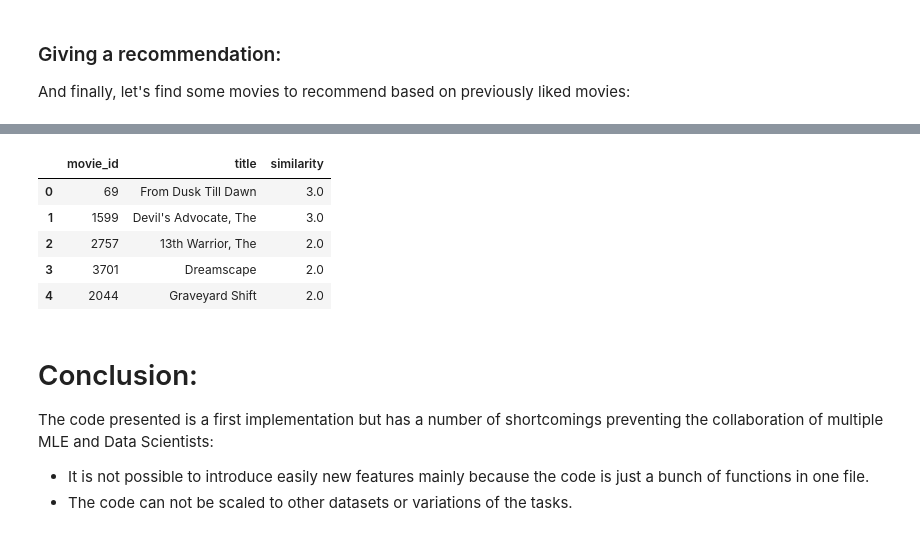
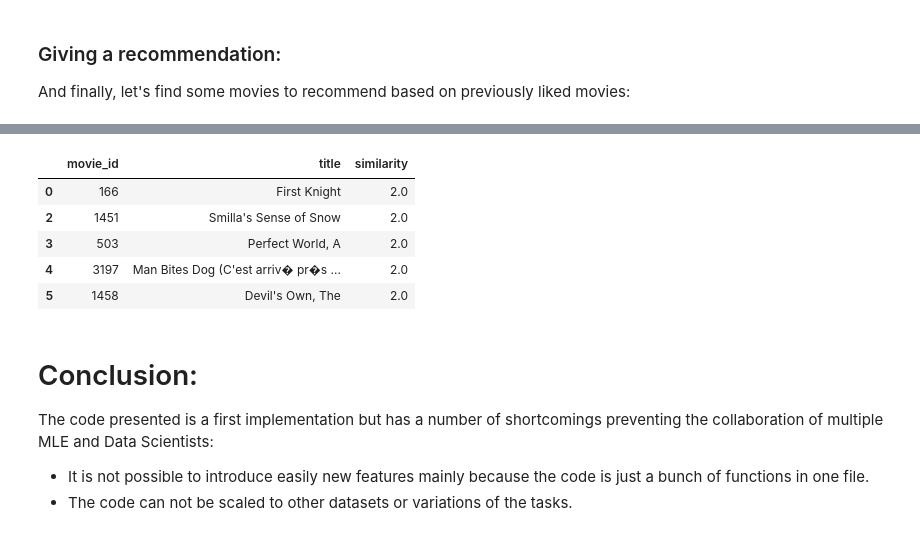
Before and after one commit to tmp-mle-int/mle-2020, a Jupyter notebook: project_internship_mle.ipynb, the cells around one changed output, grey strips where cells are left out. Drawn from its saved outputs; the diff is of its cells as text; code cells hidden in the pictures.

```diff
--- a/project_internship_mle.ipynb
+++ b/project_internship_mle.ipynb
@@ -307,12 +307,12 @@ get_recommendations(0)
 # %%
-get_recommendations(1000)
+get_recommendations(999)
 # %% [output]
 |  | movie_id | title | similarity |
-| 0 | 69 | From Dusk Till Dawn | 3.0 |
-| 1 | 1599 | Devil's Advocate, The | 3.0 |
-| 2 | 2757 | 13th Warrior, The | 2.0 |
-| 3 | 3701 | Dreamscape | 2.0 |
-| 4 | 2044 | Graveyard Shift | 2.0 |
+| 0 | 166 | First Knight | 2.0 |
+| 2 | 1451 | Smilla's Sense of Snow | 2.0 |
+| 3 | 503 | Perfect World, A | 2.0 |
+| 4 | 3197 | Man Bites Dog (C'est arriv� pr�s ... | 2.0 |
+| 5 | 1458 | Devil's Own, The | 2.0 |
 # %% [markdown]
 # Conclusion:
 
```
Also changed, not shown: parts of 2 cells of this notebook, 2 other files.
